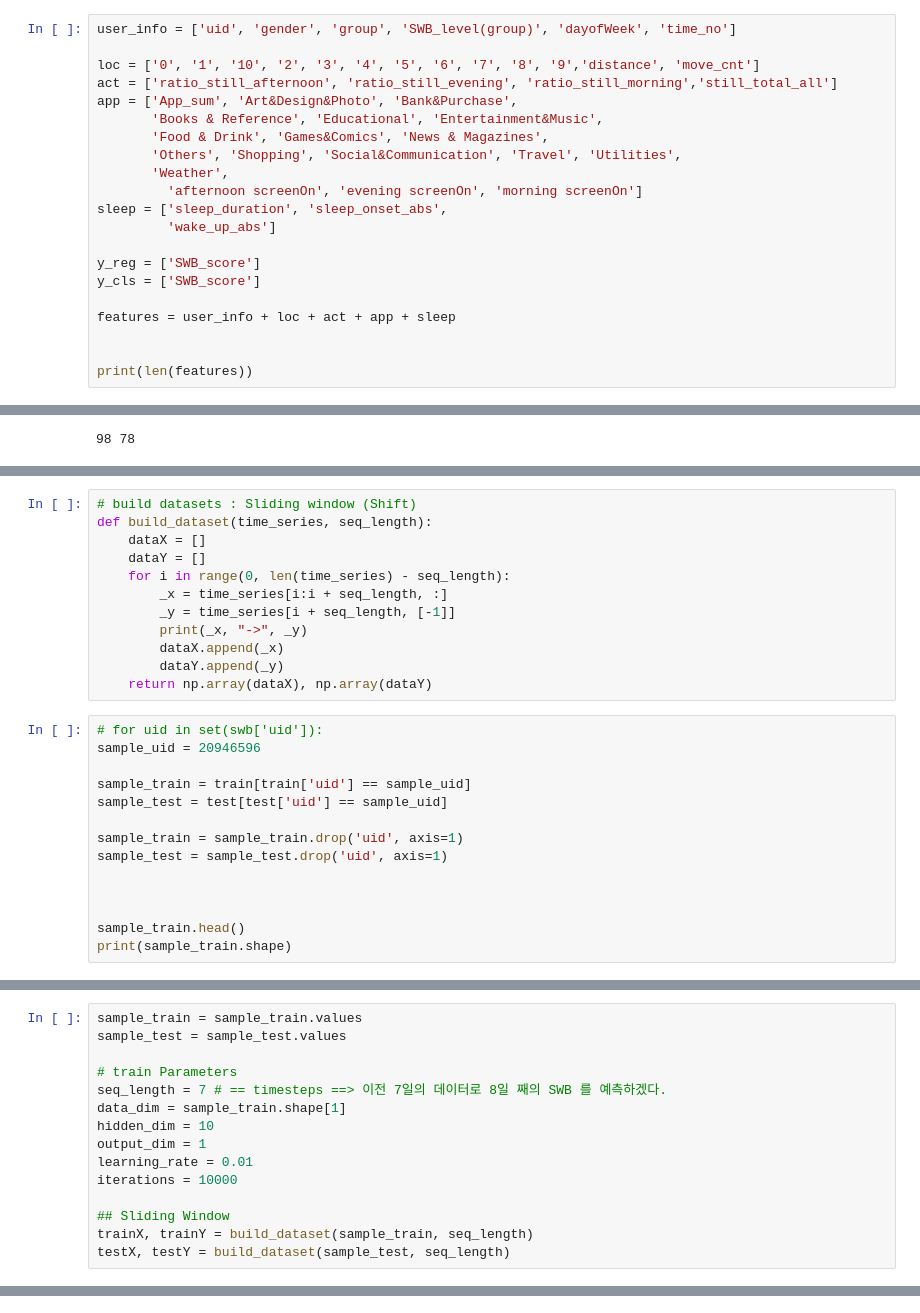
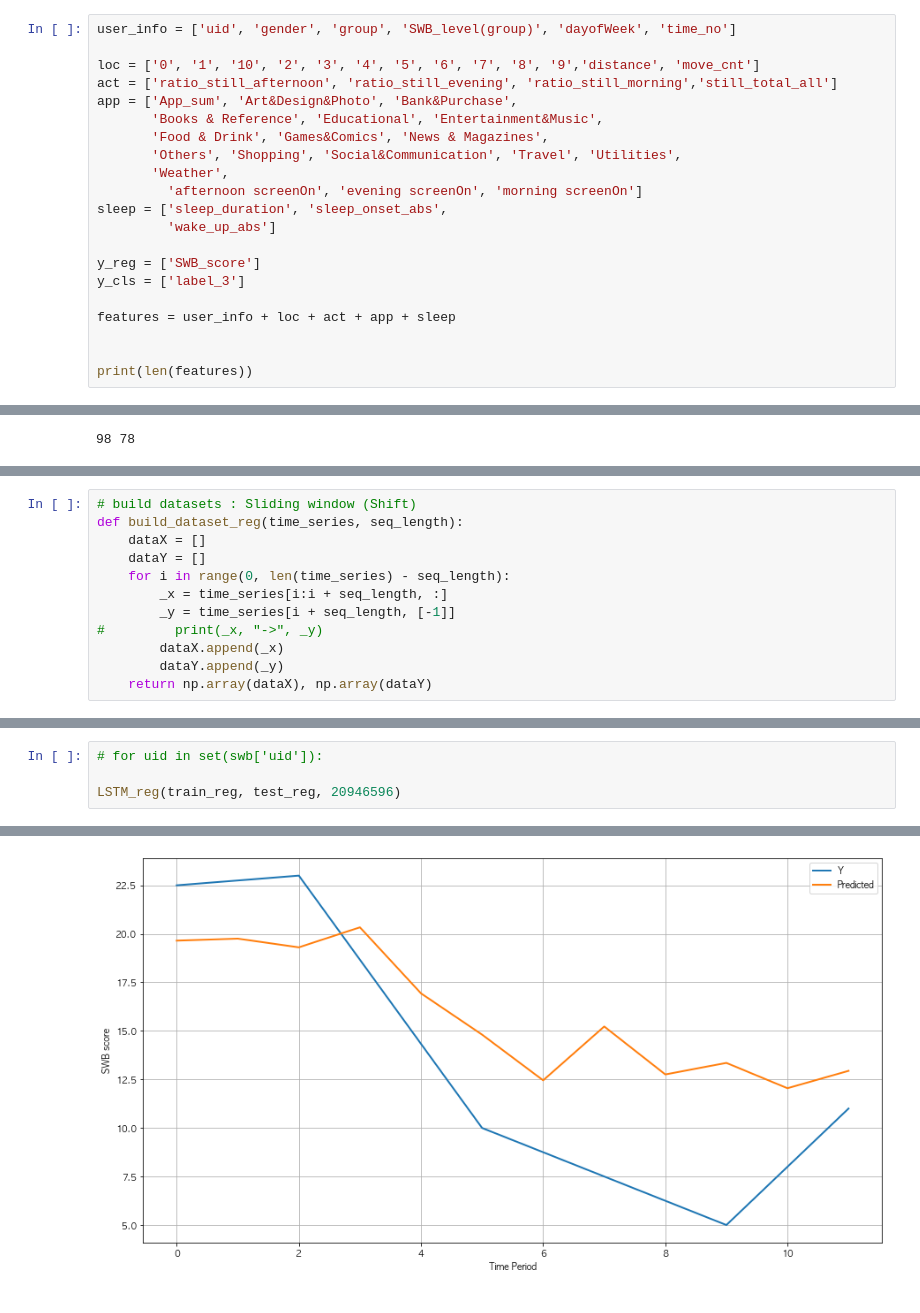
Before and after one commit to sy2399/Smartphone_Analysis, a Jupyter notebook: Code/03. Modeling/01. [SWB]Model Deep.ipynb, the cells around one changed output, grey strips where cells are left out. Drawn from its saved outputs; the diff is of its cells as text.

Commit message:
0401_SWB_LSTM

```diff
--- a/Code/03. Modeling/01. [SWB]Model Deep.ipynb
+++ b/Code/03. Modeling/01. [SWB]Model Deep.ipynb
@@ -380,7 +381,7 @@ sleep = ['sleep_duration', 'sleep_onset_abs',
          'wake_up_abs']
 
 y_reg = ['SWB_score']
-y_cls = ['SWB_score']
+y_cls = ['label_3']
 
 features = user_info + loc + act + app + sleep
 
@@ -452,27 +477,13 @@ cf. https://twinparadox.tistory.com/595
 - 최종 data shape = (size, timestamp, feature)
 # %%
 # build datasets : Sliding window (Shift)
-def build_dataset(time_series, seq_length):
+def build_dataset_reg(time_series, seq_length):
     dataX = []
     dataY = []
     for i in range(0, len(time_series) - seq_length):
         _x = time_series[i:i + seq_length, :]
         _y = time_series[i + seq_length, [-1]]
-        print(_x, "->", _y)
+#         print(_x, "->", _y)
         dataX.append(_x)
         dataY.append(_y)
     return np.array(dataX), np.array(dataY)
-# %%
-# for uid in set(swb['uid']):
-sample_uid = 20946596
-
-sample_train = train[train['uid'] == sample_uid]
-sample_test = test[test['uid'] == sample_uid]
-
-sample_train = sample_train.drop('uid', axis=1)
-sample_test = sample_test.drop('uid', axis=1)
-
-
-
-sample_train.head()
-print(sample_train.shape)
@@ -481,15 +489,0 @@ print(sample_train.shape)
-# %%
-sample_train = sample_train.values
-sample_test = sample_test.values
-
-# train Parameters
-seq_length = 7 # == timesteps ==> 이전 7일의 데이터로 8일 째의 SWB 를 예측하겠다.
-data_dim = sample_train.shape[1]
-hidden_dim = 10
-output_dim = 1
-learning_rate = 0.01
-iterations = 10000
-
-## Sliding Window
-trainX, trainY = build_dataset(sample_train, seq_length)
-testX, testY = build_dataset(sample_test, seq_length)
@@ -591,0 +572,5 @@ RMSE: 4.42885684967041
+# %%
+# for uid in set(swb['uid']):
+
+LSTM_reg(train_reg, test_reg, 20946596)
+# %% [output]
@@ -591,0 +594 @@ RMSE: 4.42885684967041
+[figure, added]
```
Also changed, not shown: parts of 27 cells of this notebook, 1 other file.
